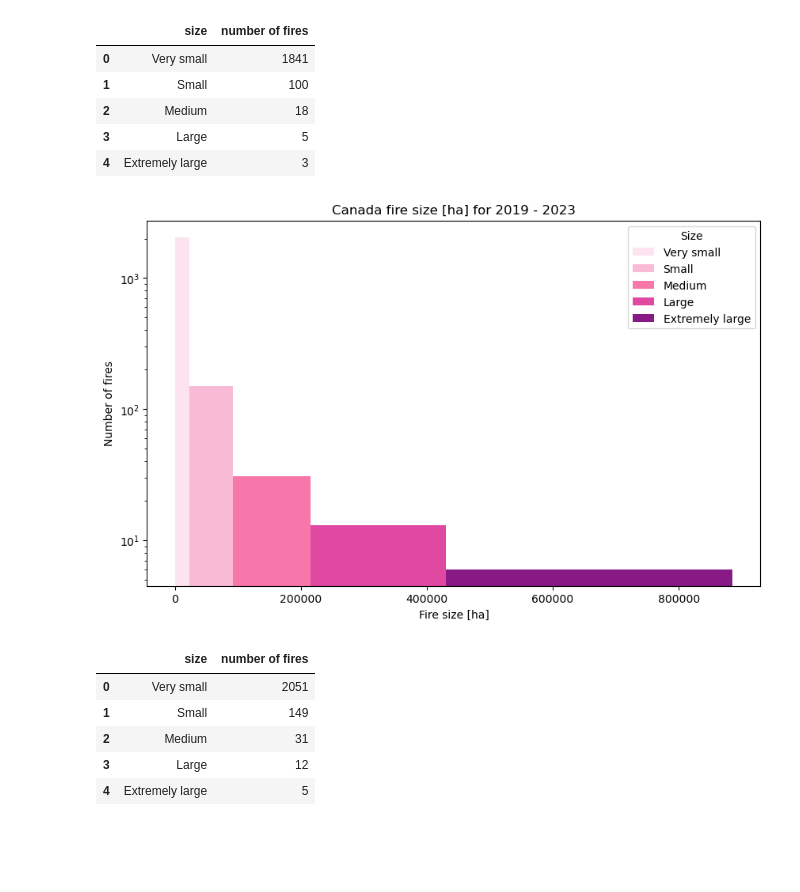
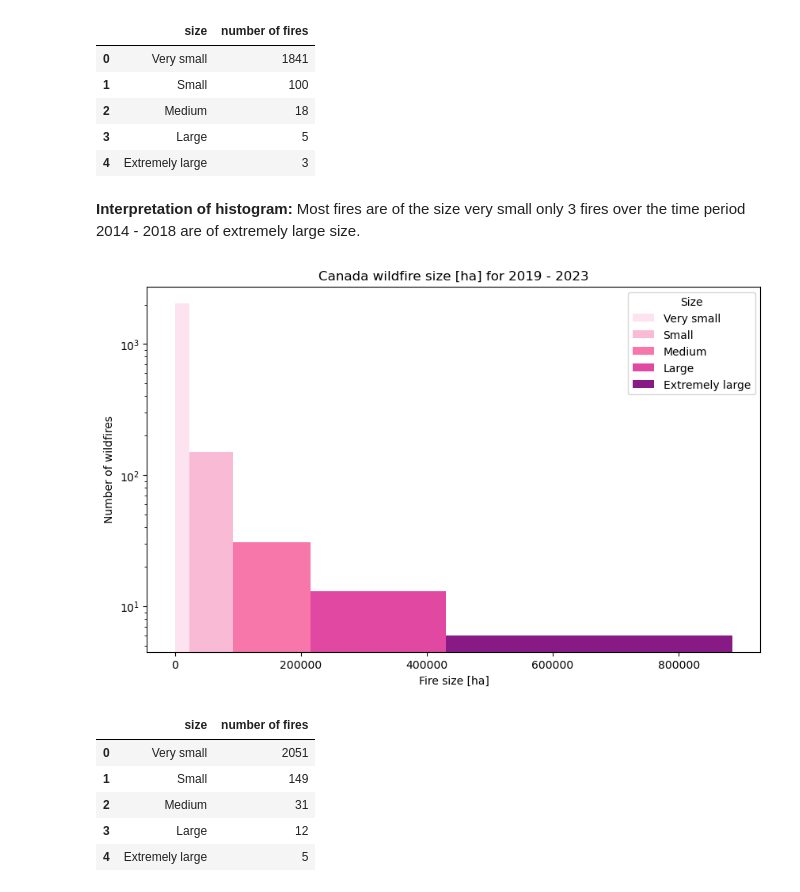
Before and after one commit to sarahhuser/Wildfire, a Jupyter notebook: notebook/Classes_Histograms.ipynb, the cells around one changed output. Cells and saved outputs as stored; diff of their text form; code cells hidden in the pictures; blank space fills up the shorter version.

```diff
--- a/notebook/Classes_Histograms.ipynb
+++ b/notebook/Classes_Histograms.ipynb
@@ -159,8 +186,11 @@ table_14_18
 | 2 | Medium | 18 |
 | 3 | Large | 5 |
 | 4 | Extremely large | 3 |
+# %% [markdown]
+**Interpretation of histogram:**
+Most fires are of the size very small only 3 fires over the time period 2014 - 2018 are of extremely large size.
 # %%
-# 5. Histogram for 2019 - 2023
+# 5. Histogram for 2019 - 2023 showing each fire colored in their size class
 
 # Years 2019-2023
 histo_19_23 = wildfire_19_23['size_ha']
@@ -179,34 +209,34 @@ plt.figure(figsize=(10,6))
 
 # Plot each class separately
 for i in range(len(breaks)-1):
 
     class_data = histo_19_23[
         (histo_19_23 >= breaks[i]) &
         (histo_19_23 <= breaks[i+1])
     ]
 
     plt.hist(
         class_data,
         bins=[breaks[i], breaks[i+1]],
         color=colors[i],
         alpha=0.9,
         label=labels[i]
     )
 
 # Logarithmic y-Axis
 plt.yscale('log')
 
 # Labels
 plt.xlabel('Fire size [ha]')
-plt.ylabel('Number of fires')
-plt.title('Canada fire size [ha] for 2019 - 2023')
+plt.ylabel('Number of wildfires')
+plt.title('Canada wildfire size [ha] for 2019 - 2023')
 plt.legend(title = 'Size')
 
 # Save figure
 plt.savefig("../outputs/histogram_2019_2023.png")
 
 # Show plot
 plt.show()
 # %% [output]
-[figure, old version]
+[figure, new version]
 # %%
```
Also changed, not shown: parts of 7 cells of this notebook, 6 other files.
